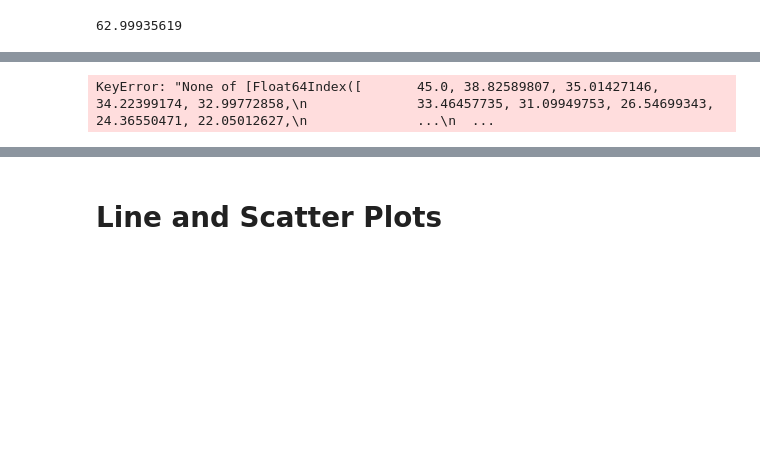
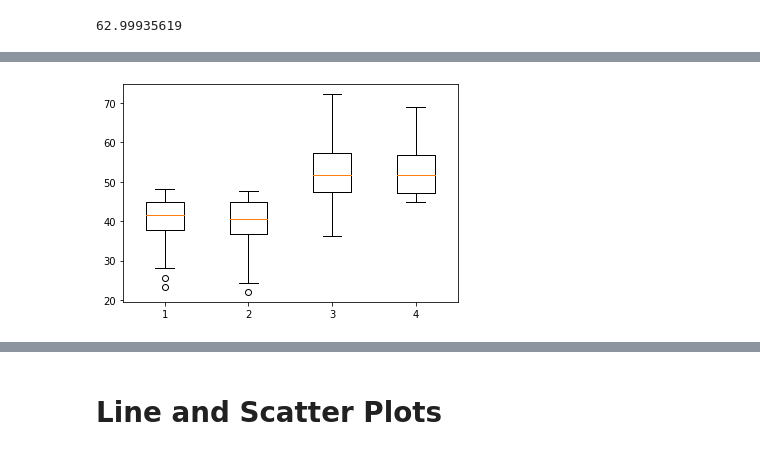
Before and after one commit to carolinelarry/homework_5, a Jupyter notebook: Power of Plots.ipynb, the cells around one changed output, grey strips where cells are left out. Saved outputs shown, nothing was run; the diff lists cells and outputs as text; code cells hidden in the pictures; blank space fills up the shorter version.

```diff
--- a/Power of Plots.ipynb
+++ b/Power of Plots.ipynb
@@ -434,17 +430,20 @@ regimen_list = ["Capomulin", "Ramicane", "Infubinol", "Ceftamin"]
 tumor_vol_list = []
 # %%
 for x in regimen_list:
-    tumor_volume = last_timepoint_df.loc[last_timepoint_df["Drug Regimen"] == x, last_timepoint_df['Tumor Volume (mm3)']]
+    tumor_volume = last_timepoint_df.loc[last_timepoint_df["Drug Regimen"] == x, 'Tumor Volume (mm3)']
 
     #tumor_vol_list += tumor_volume
     tumor_vol_list.append(tumor_volume)
+    quartiles = tumor_volume.quantile([.25, .5, .75])
+    upper = quartiles[.75]
+
 
 #fig1, ax1 = plt.subplots()
 #ax1.boxplot(tumor_vol_list)
-plt.boxplot(tumor_vol_list)
+plt.boxplot(x = tumor_vol_list)
 plt.show()
 # %% [output]
-KeyError: "None of [Float64Index([       45.0, 38.82589807, 35.01427146, 34.22399174, 32.99772858,\n              33.46457735, 31.09949753, 26.54699343, 24.36550471, 22.05012627,\n              ...\n  ...
+[figure, added]
 # %%
 #Creating quartiles
 quartiles = final_tumor_volumes.quantile([.25,.5,.75])
```
Also changed, not shown: parts of 7 cells of this notebook.
